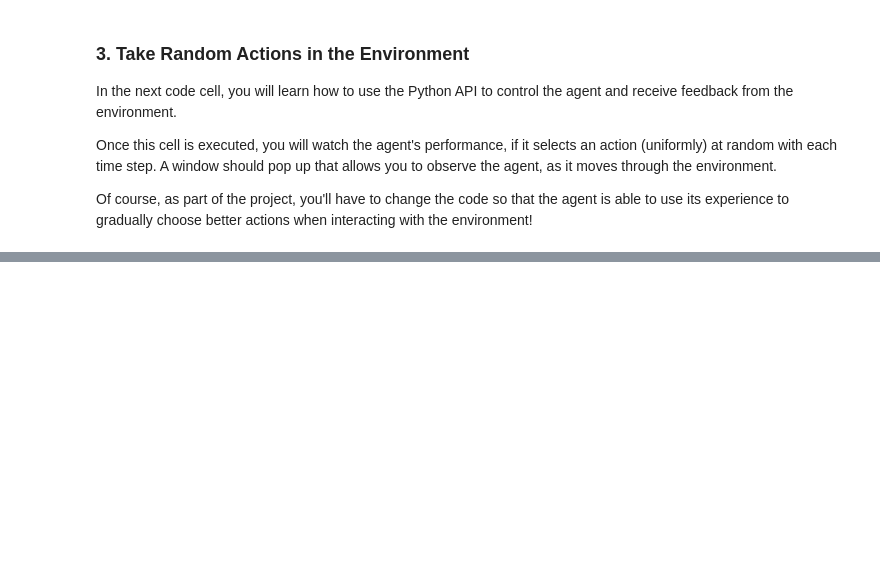
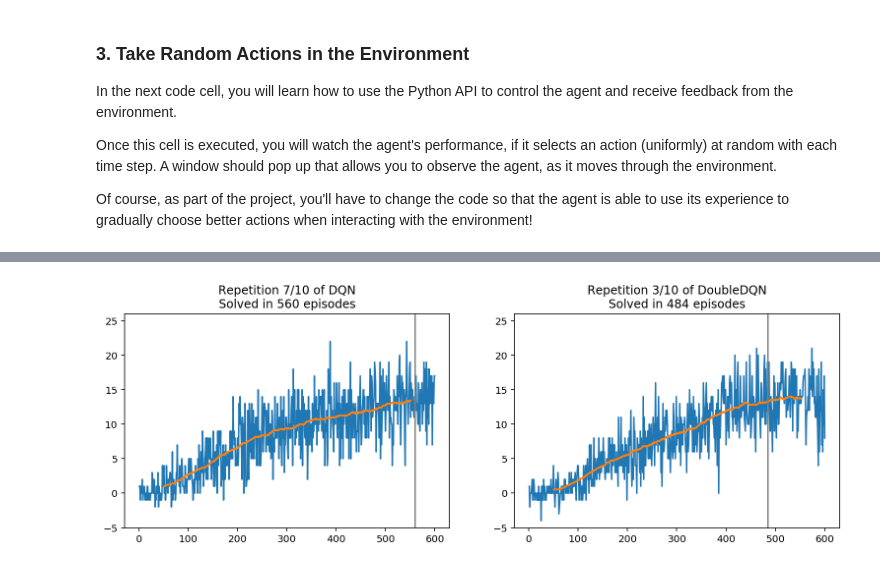
Before and after one commit to mirceast/banana-collector, a Jupyter notebook: Navigation.ipynb, the cells around one changed output, grey strips where cells are left out. Saved outputs shown, nothing was run; the diff lists cells and outputs as text; code cells hidden in the pictures; blank space fills up the shorter version.

```diff
--- a/Navigation.ipynb
+++ b/Navigation.ipynb
@@ -155,0 +223,10 @@ for i, arch in enumerate(arch_names):
+# %%
+for i, arch in enumerate(arch_names):
+    best_score = -np.inf
+    for j, seed in enumerate(seeds):
+        save_path = get_model_save_path(arch, n_episodes, seed)
+        if np.mean(all_scores[j, i, -100:]) >= best_score:
+            best_score = np.mean(all_scores[j, i, -100:])
+            best_score_path = save_path
+    # Now save the weights to file
+    torch.save(torch.load(best_score_path), "Best_{}_agent.pth".format(arch))
@@ -155,0 +236,24 @@ for i, arch in enumerate(arch_names):
+# %%
+scores = all_scores
+
+n_smooth = 100
+x = np.arange(1,n_episodes+1)
+fig, ax = plt.subplots(1, len(arch_names), figsize=(13, 4))
+for i, arch in enumerate(arch_names):
+    which_rpt = np.random.randint(n_rpt)
+    y = scores[which_rpt, i,:]
+    ax[i].plot(x,y)
+    ax[i].plot(x,pd.Series(y).rolling(n_smooth, center=True).mean(), linewidth=2)
+    ax[i].set_ylim([-5,26])
+    # Show where the environment was solved
+    ax[i].plot([solved_in[which_rpt, i], solved_in[which_rpt, i]], [-5,26], color='gray')
+    if not np.isnan(solved_in[which_rpt, i]):
+        ax[i].set_title("Repetition {}/{} of {}\nSolved in {} episodes".format(
+                                                    which_rpt+1, n_rpt, arch, int(solved_in[which_rpt, i])))
+    else:
+        ax[i].set_title("Repetition {}/{} of {}\nEnvironment not solved!".format(which_rpt+1, n_rpt, arch))
+
+# Also save figure for the report
+plt.savefig("Single-run performance.png", dpi=600)
+# %% [output]
+[figure, added]
```
Also changed, not shown: parts of 14 cells of this notebook, 7 other files.
